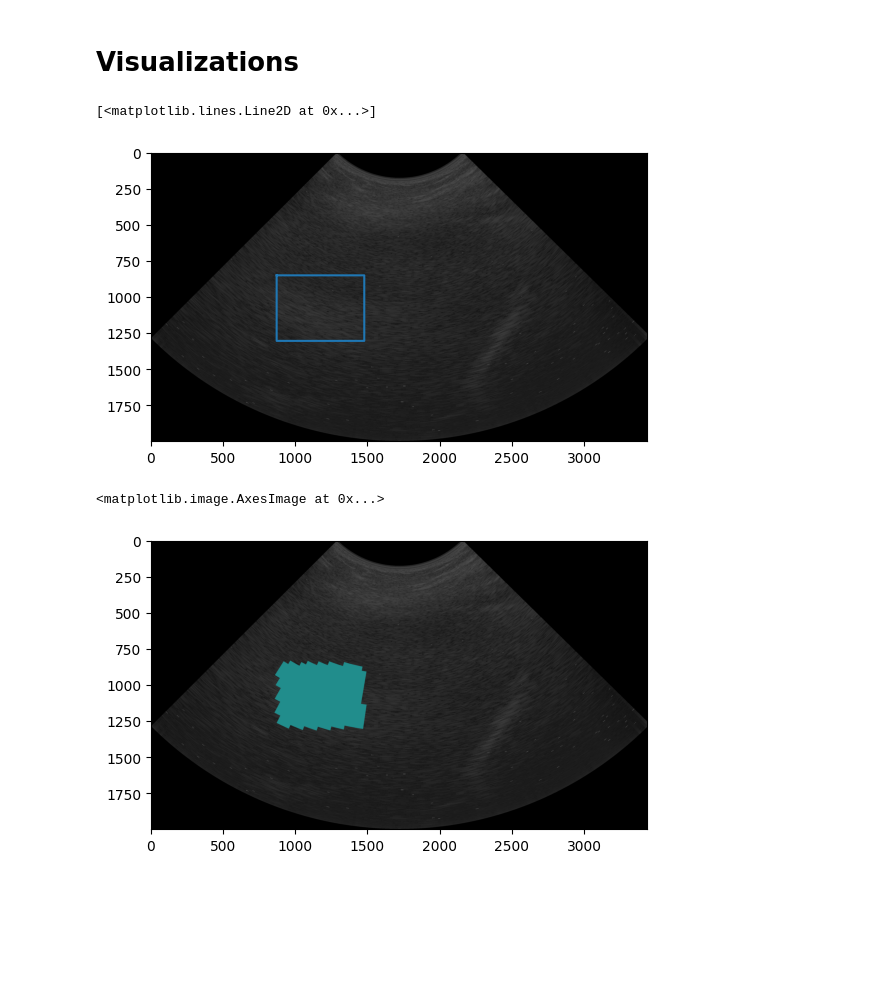
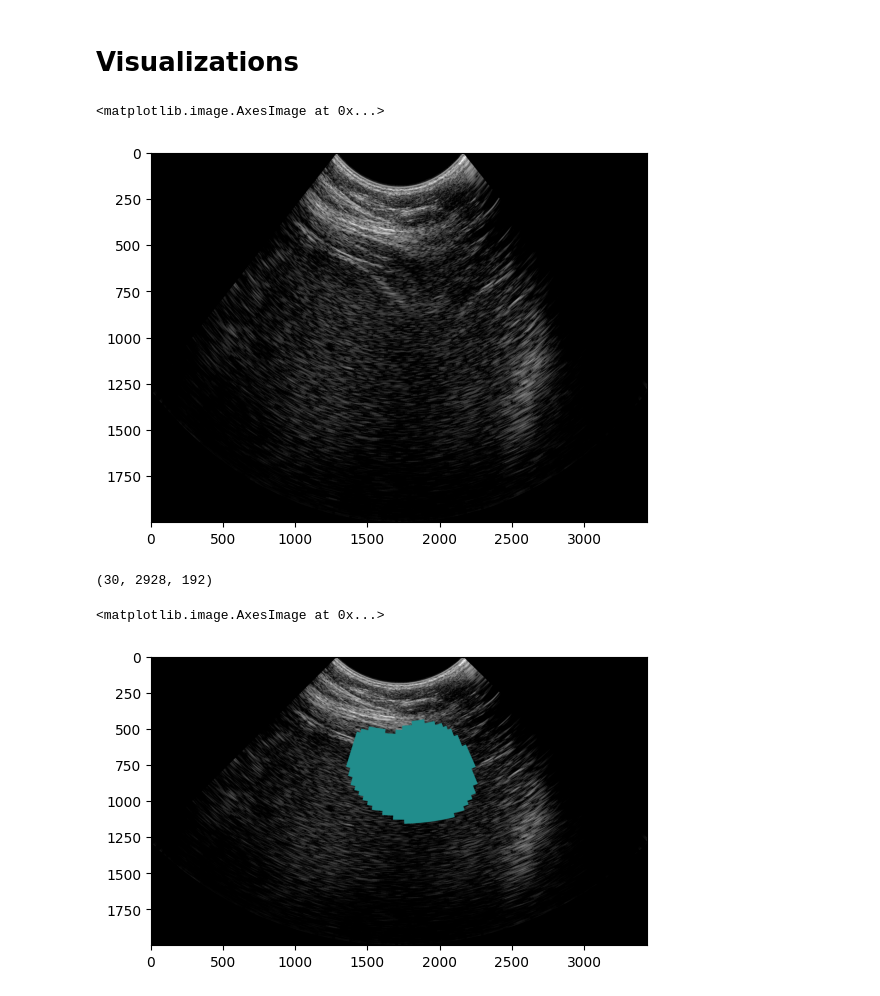
Before and after one commit to TUL-Dev/PyQuantUS, a Jupyter notebook: CLI-Demos/scClariusUtc.ipynb, the cells around one changed output. Cells and saved outputs as stored; diff of their text form; code cells hidden in the pictures; blank space fills up the shorter version.

Commit message:
BSC & Clarius updates

```diff
--- a/CLI-Demos/scClariusUtc.ipynb
+++ b/CLI-Demos/scClariusUtc.ipynb
@@ -18,9 +18,17 @@ print(Path().cwd())
 # %%
 from pyquantus.parse.clarius import clariusRfParser
 
-rf_path = '/Volumes/CREST Data/David_S_Data/Clarius_RF_Data/f2540449-af21-4e92-aef6-45ecfd28dd6f/2024-11-01T11-36-16+0000_rf.raw'
-rf_tgc_path = '/Volumes/CREST Data/David_S_Data/Clarius_RF_Data/f2540449-af21-4e92-aef6-45ecfd28dd6f/2024-11-01T11-36-16+0000_env.tgc.yml'
-info_path = '/Volumes/CREST Data/David_S_Data/Clarius_RF_Data/f2540449-af21-4e92-aef6-45ecfd28dd6f/2024-11-01T11-36-16+0000_rf.yml'
+# rf_path = '/Volumes/CREST Data/David_S_Data/Clarius_RF_Data/f2540449-af21-4e92-aef6-45ecfd28dd6f/2024-11-01T11-36-16+0000_rf.raw'
+# rf_tgc_path = '/Volumes/CREST Data/David_S_Data/Clarius_RF_Data/f2540449-af21-4e92-aef6-45ecfd28dd6f/2024-11-01T11-36-16+0000_env.tgc.yml'
+# info_path = '/Volumes/CREST Data/David_S_Data/Clarius_RF_Data/f2540449-af21-4e92-aef6-45ecfd28dd6f/2024-11-01T11-36-16+0000_rf.yml'
+
+rf_path = '/Users/davidspector/Home/Stanford/QuantUS Projects/Sample Data/Clarius RF/a896ef50-1922-4df2-8995-a57b5a46d800/2024-10-29T13-00-21+0000_rf.raw'
+rf_tgc_path = '/Users/davidspector/Home/Stanford/QuantUS Projects/Sample Data/Clarius RF/a896ef50-1922-4df2-8995-a57b5a46d800/2024-10-29T13-00-21+0000_env.tgc.yml'
+info_path = '/Users/davidspector/Home/Stanford/QuantUS Projects/Sample Data/Clarius RF/a896ef50-1922-4df2-8995-a57b5a46d800/2024-10-29T13-00-21+0000_rf.yml'
+
+# rf_path = '/Users/davidspector/Home/Stanford/QuantUS Projects/Sample Data/Clarius RF/Dresdan/raw_1_0.tar_extracted/C3_large_rf.raw'
+# rf_tgc_path = None
+# info_path = '/Users/davidspector/Home/Stanford/QuantUS Projects/Sample Data/Clarius RF/Dresdan/raw_1_0.tar_extracted/C3_large_rf.yml'
 
 imgData, imgInfo, refData, refInfo = clariusRfParser(rf_path, rf_tgc_path, info_path,
                                                     rf_path, rf_tgc_path, info_path)
@@ -36,7 +44,7 @@ A default TGC matrix of size (192, 2928, 30) is generated.
 # %%
 import pickle
 
-pkl_name = "/Volumes/CREST Data/David_S_Data/Clarius_RF_Data/f2540449-af21-4e92-aef6-45ecfd28dd6f/roi.pkl"
+pkl_name = '/Users/davidspector/Home/Stanford/QuantUS Projects/Sample Data/Clarius RF/a896ef50-1922-4df2-8995-a57b5a46d800/roi.pkl'
 
 with open(pkl_name, 'rb') as f:
     roi_info = pickle.load(f)
@@ -69,6 +77,8 @@ config.centerFrequency = 4000000 # Hz
 # UTC Analysis
 # %%
 from pyquantus.utc import UltrasoundImage
+
+frame = 0
 
 ultrasoundImage = UltrasoundImage()
 ultrasoundImage.axialResRf = imgInfo.depth / imgData.rf[frame].shape[0]
@@ -132,12 +154,17 @@ utcData.scConfig = scConfig
 utcData.convertImagesToRGB()
 # %%
 import matplotlib.pyplot as plt
+import numpy as np
 
-plt.imshow(utcData.scBmode)
-plt.plot(scSplineX, scSplineY)
+plt.imshow(utcData.scBmode, aspect='auto')
+# plt.plot(scSplineX, scSplineY)
 # %% [output]
-[<matplotlib.lines.Line2D at 0x...>]
+<matplotlib.image.AxesImage at 0x...>
-[figure, old version]
+[figure, new version]
+# %%
+imgData.rf.shape
+# %% [output]
+(30, 2928, 192)
 # %%
 utcData.drawCmaps()
 utcData.scanConvertCmaps()
@@ -146,4 +173,4 @@ utcData.scanConvertCmaps()
 plt.imshow(utcData.scMbfIm)
 # %% [output]
 <matplotlib.image.AxesImage at 0x...>
-[figure, old version]
+[figure, new version]
```
Also changed, not shown: parts of 4 cells of this notebook, 6 other files.
